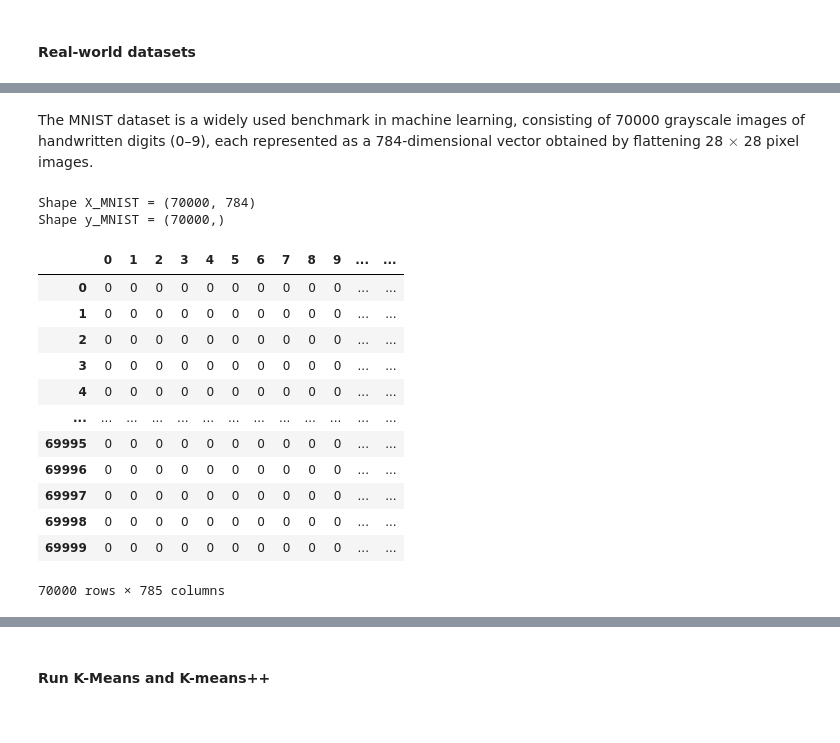
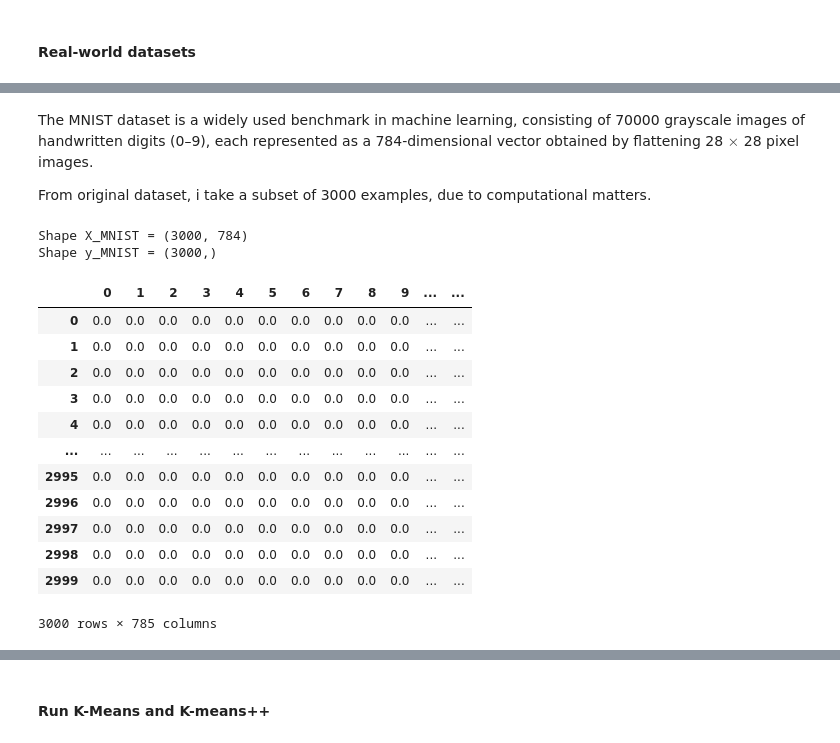
Before and after one commit to MatteoBisotti/statML_project, a Jupyter notebook: code/main.ipynb, the cells around one changed output, grey strips where cells are left out. Saved outputs shown, nothing was run; the diff lists cells and outputs as text; code cells hidden in the pictures.

```diff
--- a/code/main.ipynb
+++ b/code/main.ipynb
@@ -85,42 +128,47 @@ Name: count, dtype: int64
 # %% [markdown]
 The MNIST dataset is a widely used benchmark in machine learning, consisting of 70000 grayscale images of handwritten digits (0–9), each represented as a 784-dimensional vector obtained by flattening 28 $\times$ 28 pixel images.
+
+From original dataset, i take a subset of 3000 examples, due to computational matters.
 # %%
 X_mnist, y_mnist = fetch_openml(
     "mnist_784",
     version=1,
     return_X_y=True,
     as_frame=False
 )
 
-'''X_mnist = X_mnist.astype(np.float64) / 255.0
+subset_size = 3000
+random_state_mnist = 42
+
+X_mnist = X_mnist.astype(np.float64) / 255.0
 y_mnist = y_mnist.astype(int)
 
-rng = np.random.default_rng(42)
-idx = rng.choice(X_mnist.shape[0], size=10000, replace=False)
+rng = np.random.default_rng(random_state_mnist)
+idx = rng.choice(X_mnist.shape[0], size=subset_size, replace=False)
 
 X_mnist = X_mnist[idx]
-y_mnist = y_mnist[idx]'''
+y_mnist = y_mnist[idx]
 
 print("Shape X_MNIST =", X_mnist.shape)
 print("Shape y_MNIST =", y_mnist.shape)
 
 df_mnist = pd.DataFrame(X_mnist)
 df_mnist["label"] = y_mnist
 
 df_mnist
 # %% [output]
-Shape X_MNIST = (70000, 784)
-Shape y_MNIST = (70000,)
+Shape X_MNIST = (3000, 784)
+Shape y_MNIST = (3000,)
 |  | 0 | 1 | 2 | 3 | 4 | 5 | 6 | 7 | 8 | 9 | ... | ... |
-| 0 | 0 | 0 | 0 | 0 | 0 | 0 | 0 | 0 | 0 | 0 | ... | ... |
-| 1 | 0 | 0 | 0 | 0 | 0 | 0 | 0 | 0 | 0 | 0 | ... | ... |
-| 2 | 0 | 0 | 0 | 0 | 0 | 0 | 0 | 0 | 0 | 0 | ... | ... |
-| 3 | 0 | 0 | 0 | 0 | 0 | 0 | 0 | 0 | 0 | 0 | ... | ... |
-| 4 | 0 | 0 | 0 | 0 | 0 | 0 | 0 | 0 | 0 | 0 | ... | ... |
+| 0 | 0.0 | 0.0 | 0.0 | 0.0 | 0.0 | 0.0 | 0.0 | 0.0 | 0.0 | 0.0 | ... | ... |
+| 1 | 0.0 | 0.0 | 0.0 | 0.0 | 0.0 | 0.0 | 0.0 | 0.0 | 0.0 | 0.0 | ... | ... |
+| 2 | 0.0 | 0.0 | 0.0 | 0.0 | 0.0 | 0.0 | 0.0 | 0.0 | 0.0 | 0.0 | ... | ... |
+| 3 | 0.0 | 0.0 | 0.0 | 0.0 | 0.0 | 0.0 | 0.0 | 0.0 | 0.0 | 0.0 | ... | ... |
+| 4 | 0.0 | 0.0 | 0.0 | 0.0 | 0.0 | 0.0 | 0.0 | 0.0 | 0.0 | 0.0 | ... | ... |
 | ... | ... | ... | ... | ... | ... | ... | ... | ... | ... | ... | ... | ... |
-| 69995 | 0 | 0 | 0 | 0 | 0 | 0 | 0 | 0 | 0 | 0 | ... | ... |
-| 69996 | 0 | 0 | 0 | 0 | 0 | 0 | 0 | 0 | 0 | 0 | ... | ... |
-| 69997 | 0 | 0 | 0 | 0 | 0 | 0 | 0 | 0 | 0 | 0 | ... | ... |
-| 69998 | 0 | 0 | 0 | 0 | 0 | 0 | 0 | 0 | 0 | 0 | ... | ... |
-| 69999 | 0 | 0 | 0 | 0 | 0 | 0 | 0 | 0 | 0 | 0 | ... | ... |
+| 2995 | 0.0 | 0.0 | 0.0 | 0.0 | 0.0 | 0.0 | 0.0 | 0.0 | 0.0 | 0.0 | ... | ... |
+| 2996 | 0.0 | 0.0 | 0.0 | 0.0 | 0.0 | 0.0 | 0.0 | 0.0 | 0.0 | 0.0 | ... | ... |
+| 2997 | 0.0 | 0.0 | 0.0 | 0.0 | 0.0 | 0.0 | 0.0 | 0.0 | 0.0 | 0.0 | ... | ... |
+| 2998 | 0.0 | 0.0 | 0.0 | 0.0 | 0.0 | 0.0 | 0.0 | 0.0 | 0.0 | 0.0 | ... | ... |
+| 2999 | 0.0 | 0.0 | 0.0 | 0.0 | 0.0 | 0.0 | 0.0 | 0.0 | 0.0 | 0.0 | ... | ... |
-70000 rows × 785 columns
+3000 rows × 785 columns
```
Also changed, not shown: parts of 25 cells of this notebook, 2 other files.
